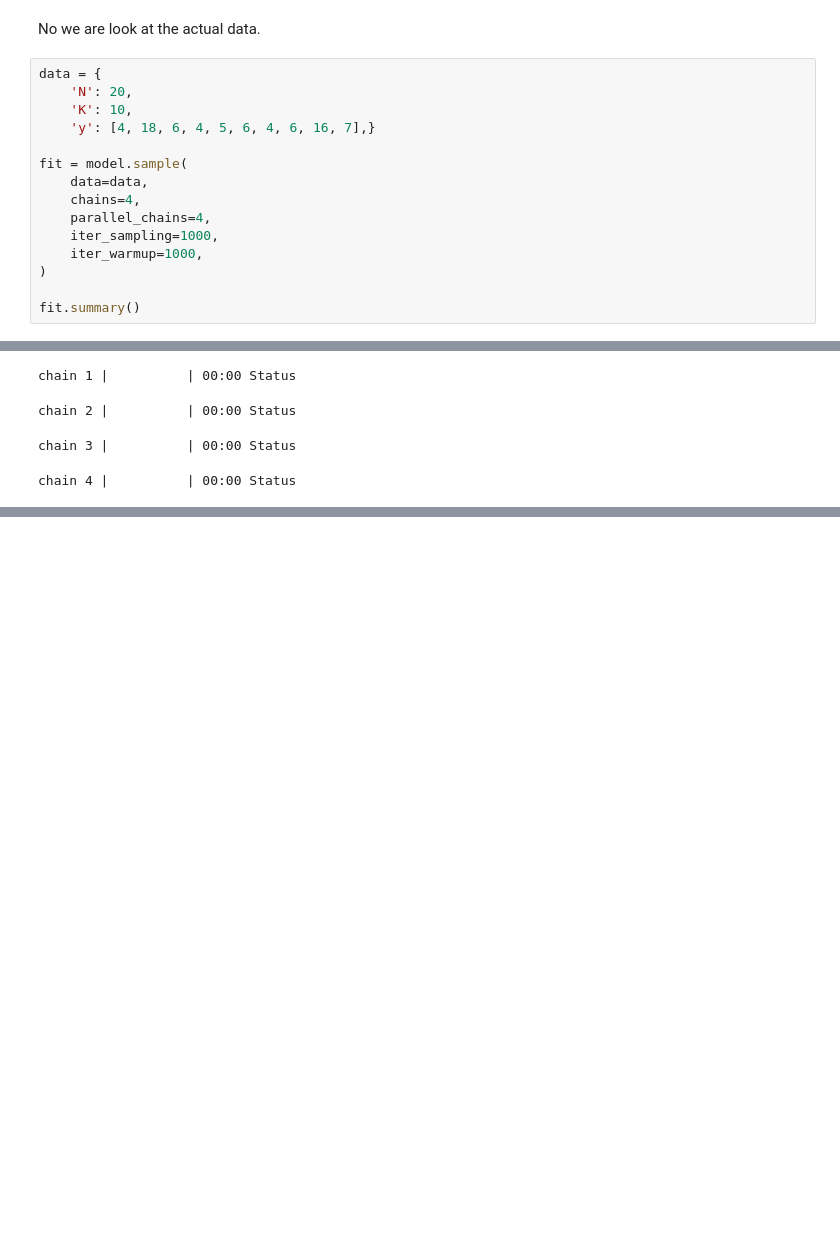
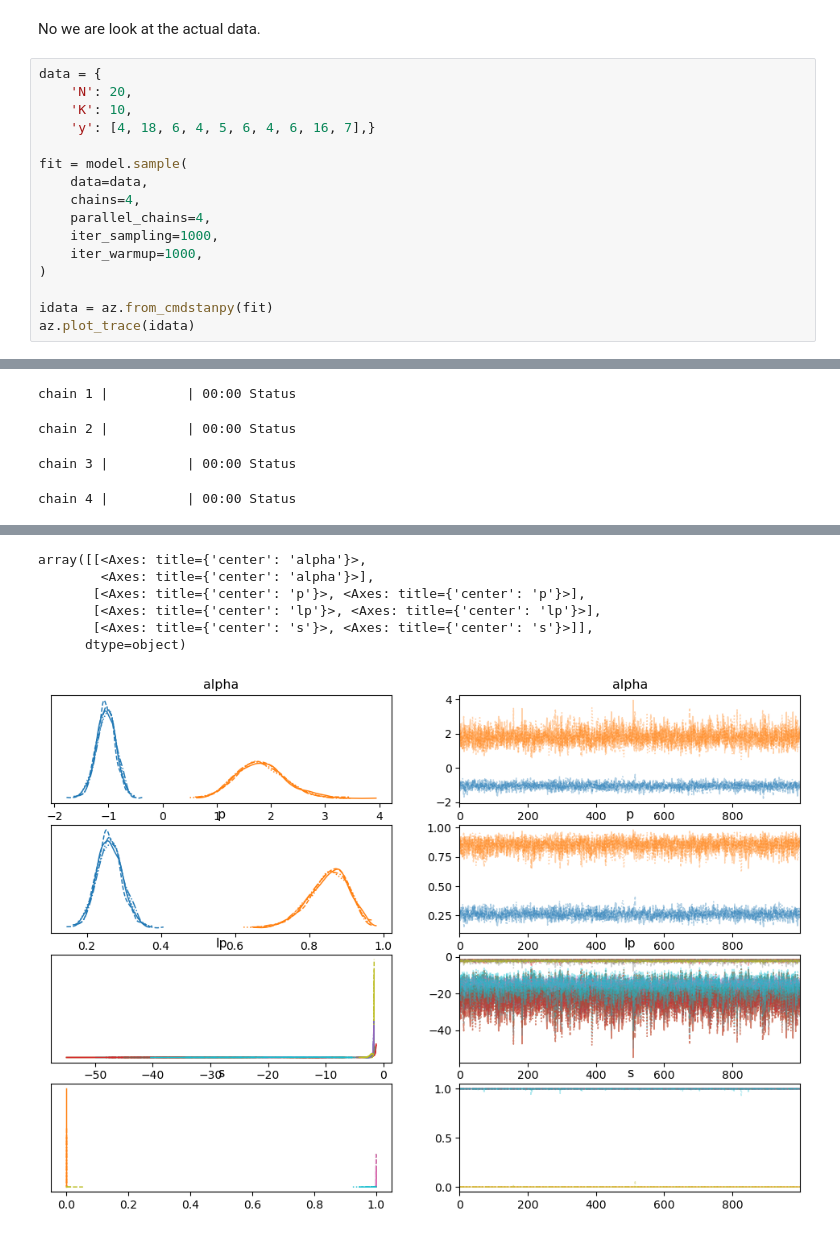
Before and after one commit to DrEntropy/StanFun, a Jupyter notebook: mixed_binomial.ipynb, the cells around one changed output, grey strips where cells are left out. Drawn from its saved outputs; the diff is of its cells as text; blank space fills up the shorter version.

```diff
--- a/mixed_binomial.ipynb
+++ b/mixed_binomial.ipynb
@@ -94,5 +93,6 @@ fit = model.sample(
     iter_warmup=1000,
 )
 
-fit.summary()
+idata = az.from_cmdstanpy(fit)
+az.plot_trace(idata)
 # %% [output]
@@ -121,0 +108,7 @@ chain 4 |          | 00:00 Status
+array([[<Axes: title={'center': 'alpha'}>,
+        <Axes: title={'center': 'alpha'}>],
+       [<Axes: title={'center': 'p'}>, <Axes: title={'center': 'p'}>],
+       [<Axes: title={'center': 'lp'}>, <Axes: title={'center': 'lp'}>],
+       [<Axes: title={'center': 's'}>, <Axes: title={'center': 's'}>]],
+      dtype=object)
+[figure, added]
```
Also changed, not shown: parts of 9 cells of this notebook, 1 other file.
